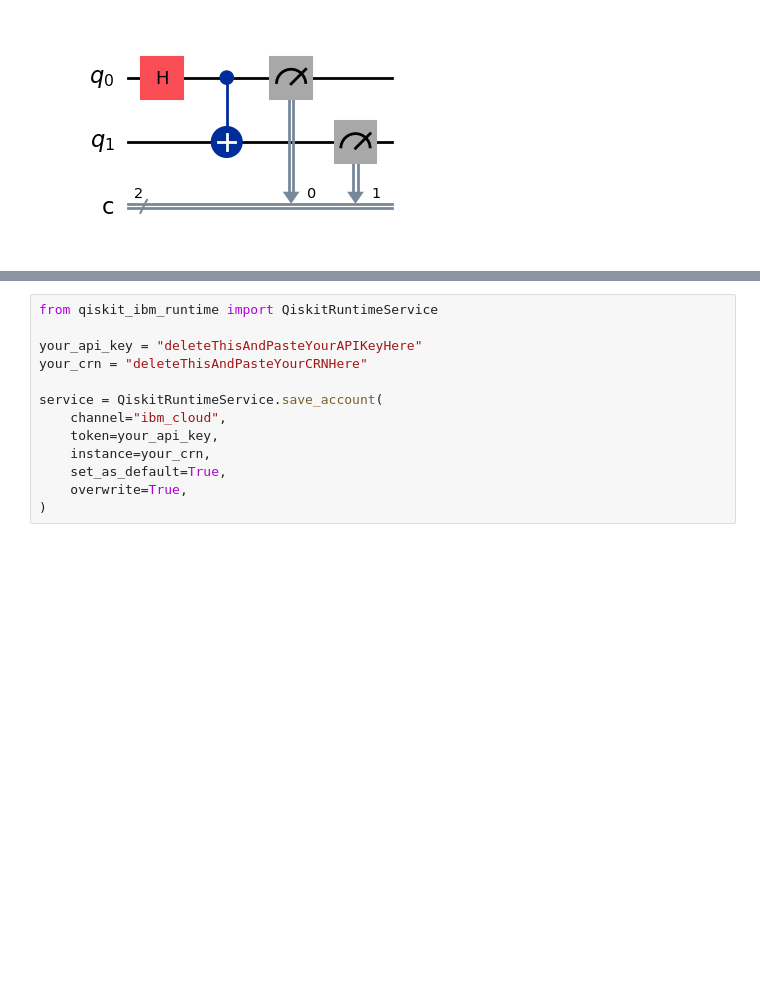
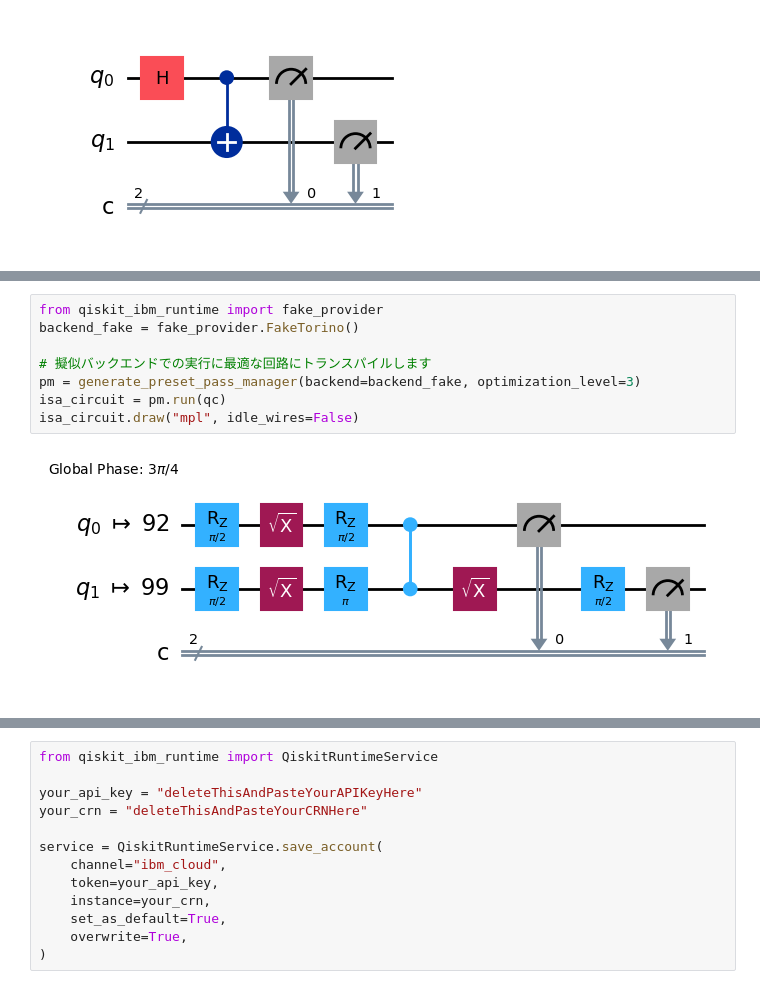
Before and after one commit to quantum-tokyo/introduction, a Jupyter notebook: src/get_started/bell.ipynb, the cells around one changed output, grey strips where cells are left out. Cells and saved outputs as stored; diff of their text form; blank space fills up the shorter version.

```diff
--- a/src/get_started/bell.ipynb
+++ b/src/get_started/bell.ipynb
@@ -41,0 +52,10 @@ plot_histogram( counts )
+# %%
+from qiskit_ibm_runtime import fake_provider
+backend_fake = fake_provider.FakeTorino()
+
+# 擬似バックエンドでの実行に最適な回路にトランスパイルします
+pm = generate_preset_pass_manager(backend=backend_fake, optimization_level=3)
+isa_circuit = pm.run(qc)
+isa_circuit.draw("mpl", idle_wires=False)
+# %% [output]
+[figure, added]
```
Also changed, not shown: parts of 18 cells of this notebook.
